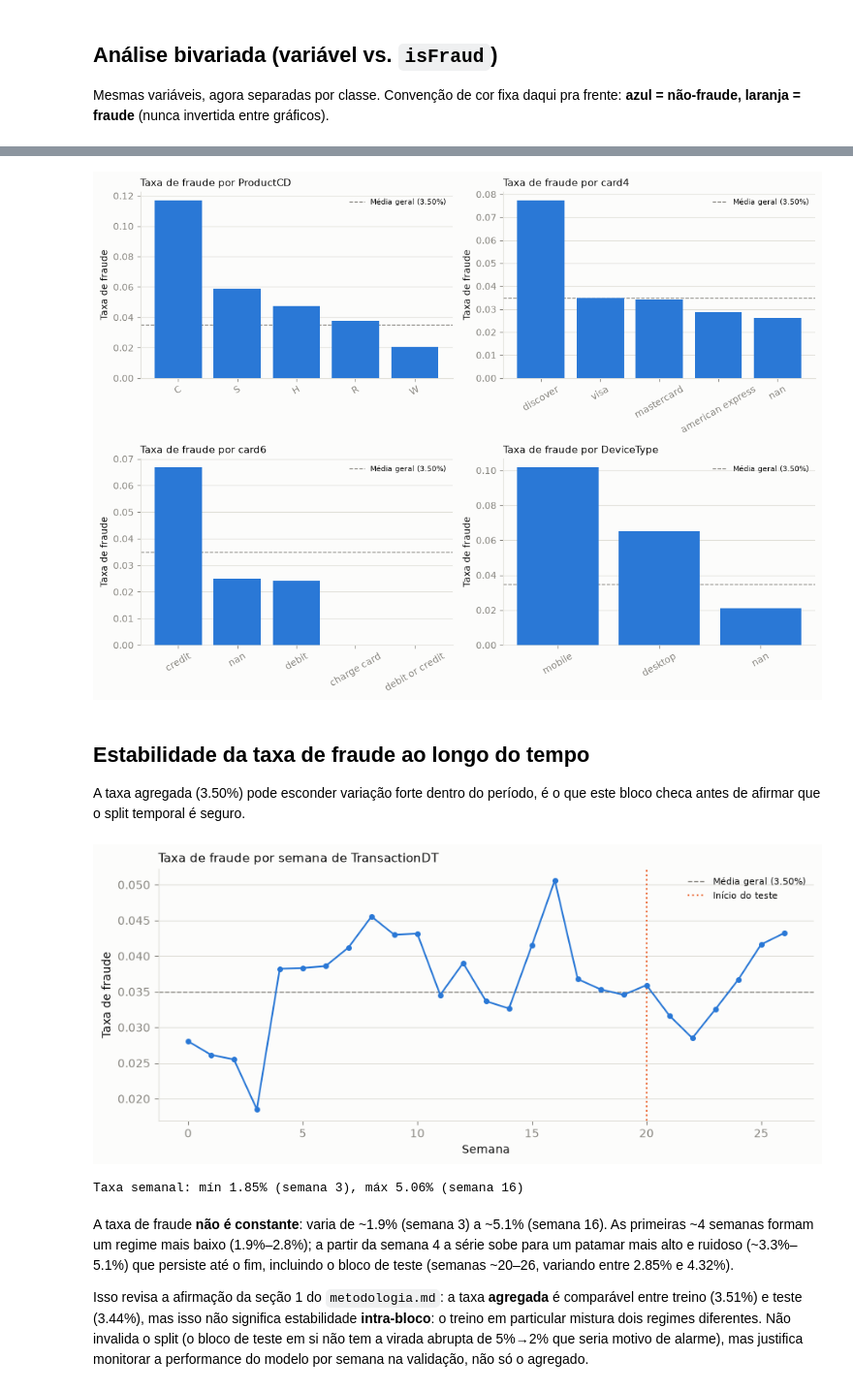
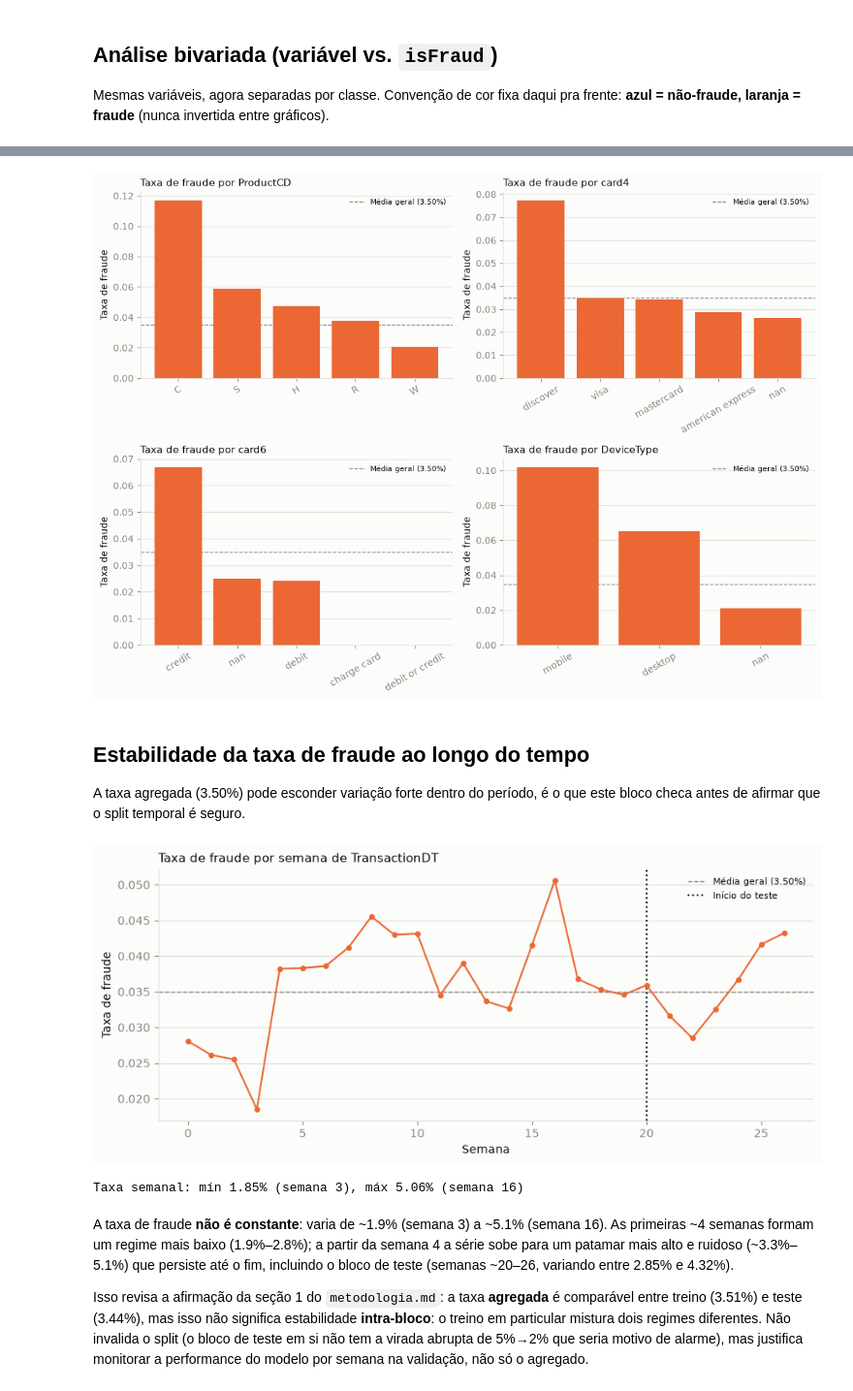
Before and after one commit to guilhermeco5/IEEE-CIS-Fraud-Detection, a Jupyter notebook: notebooks/01_eda.ipynb, the cells around one changed output, grey strips where cells are left out. Shown at 97% size. Drawn from its saved outputs; the diff is of its cells as text; code cells hidden in the pictures.

```diff
--- a/notebooks/01_eda.ipynb
+++ b/notebooks/01_eda.ipynb
@@ -221,7 +228,7 @@ overall_rate = df["isFraud"].mean()
 fig, axes = plt.subplots(2, 2, figsize=(11, 8))
 for ax, col in zip(axes.flat, cat_cols):
     rates = fraud_rate_by(df, col)
-    ax.bar(rates.index.astype(str), rates["mean"], color=COLOR_LEGIT, zorder=3)
+    ax.bar(rates.index.astype(str), rates["mean"], color=COLOR_FRAUD, zorder=3)
     ax.axhline(overall_rate, color=COLOR_MUTED, linestyle="--", linewidth=1, zorder=2,
                label=f"Média geral ({overall_rate:.2%})")
     style_ax(ax, f"Taxa de fraude por {col}")
@@ -232,7 +239,7 @@ plt.tight_layout()
 fig.savefig(FIGURES_DIR / "fraud_rate_by_category.png", dpi=150, bbox_inches="tight")
 plt.show()
 # %% [output]
-[figure, old version]
+[figure, new version]
 # %% [markdown]
 ## Estabilidade da taxa de fraude ao longo do tempo
 
@@ -240,28 +247,28 @@ A taxa agregada (3.50%) pode esconder variação forte dentro do período, é o
 # %%
 week = (df["TransactionDT"] // (7 * 86400)).astype(int)
 weekly_rate = df.groupby(week)["isFraud"].agg(["mean", "count"])
 weekly_rate.index.name = "semana"
 
 cutoff = df["TransactionDT"].quantile(0.8)
 cutoff_week = cutoff // (7 * 86400)
 
 fig, ax = plt.subplots(figsize=(9, 4))
-ax.plot(weekly_rate.index, weekly_rate["mean"], color=COLOR_LEGIT, marker="o", markersize=4, linewidth=1.5, zorder=3)
+ax.plot(weekly_rate.index, weekly_rate["mean"], color=COLOR_FRAUD, marker="o", markersize=4, linewidth=1.5, zorder=3)
 ax.axhline(df["isFraud"].mean(), color=COLOR_MUTED, linestyle="--", linewidth=1,
            label=f"Média geral ({df['isFraud'].mean():.2%})")
-ax.axvline(cutoff_week, color=COLOR_FRAUD, linestyle=":", linewidth=1.5, label="Início do teste")
+ax.axvline(cutoff_week, color=COLOR_INK, linestyle=":", linewidth=1.5, label="Início do teste")
 style_ax(ax, "Taxa de fraude por semana de TransactionDT")
 ax.set_xlabel("Semana")
 ax.set_ylabel("Taxa de fraude")
 ax.legend(frameon=False, fontsize=8)
 plt.tight_layout()
 fig.savefig(FIGURES_DIR / "fraud_rate_weekly.png", dpi=150, bbox_inches="tight")
 plt.show()
 
 print(f"Taxa semanal: mín {weekly_rate['mean'].min():.2%} (semana {weekly_rate['mean'].idxmin()}), "
       f"máx {weekly_rate['mean'].max():.2%} (semana {weekly_rate['mean'].idxmax()})")
 # %% [output]
-[figure, old version]
+[figure, new version]
 Taxa semanal: mín 1.85% (semana 3), máx 5.06% (semana 16)
 # %% [markdown]
 A taxa de fraude **não é constante**: varia de ~1.9% (semana 3) a ~5.1% (semana 16). As primeiras ~4 semanas formam um regime mais baixo (1.9%–2.8%); a partir da semana 4 a série sobe para um patamar mais alto e ruidoso (~3.3%–5.1%) que persiste até o fim, incluindo o bloco de teste (semanas ~20–26, variando entre 2.85% e 4.32%).
```
Also changed, not shown: parts of 4 cells of this notebook.
